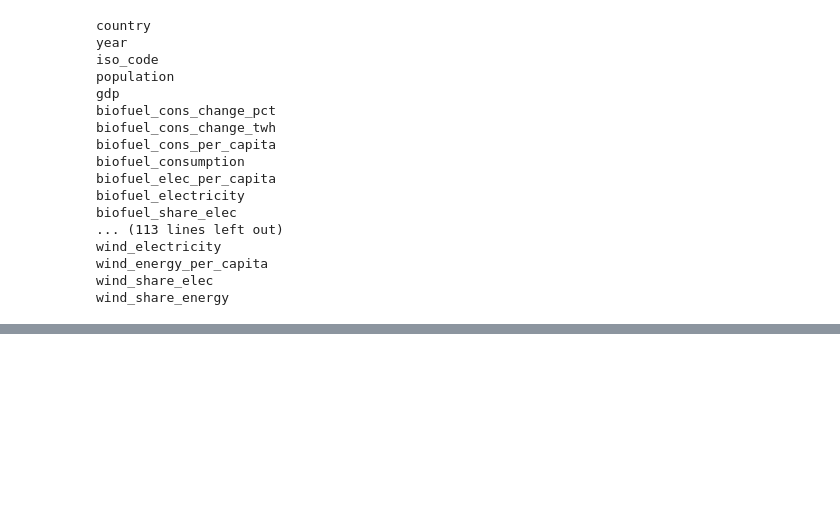
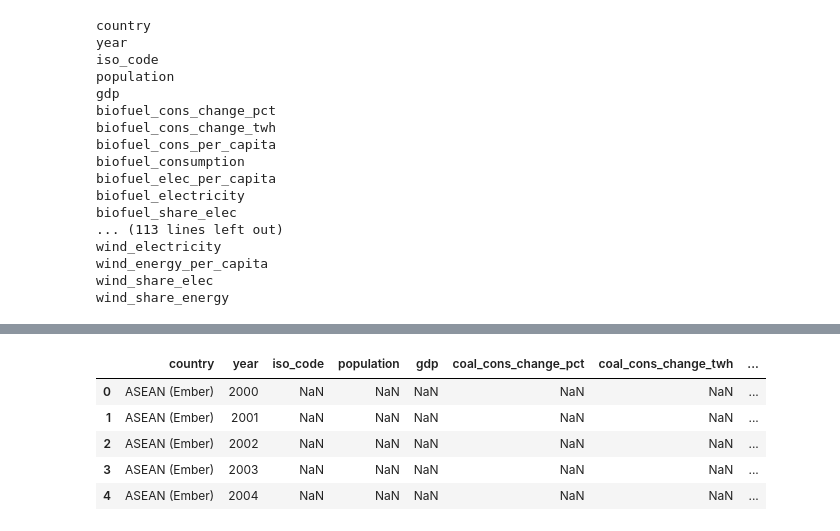
Before and after one commit to CSHepworth/Portfolio, a Jupyter notebook: Data_Analytics/World_Energy_Consumption/world_energy_consumption.ipynb, the cells around one changed output, grey strips where cells are left out. Cells and saved outputs as stored; diff of their text form; code cells hidden in the pictures; blank space fills up the shorter version.

```diff
--- a/Data_Analytics/World_Energy_Consumption/world_energy_consumption.ipynb
+++ b/Data_Analytics/World_Energy_Consumption/world_energy_consumption.ipynb
@@ -58,0 +126,29 @@ NameError: name 'country' is not defined
+# %%
+coal_data = WEC_Dataframe[[
+    "country",
+    "year",
+    "iso_code",
+    "population",
+    "gdp",
+    "coal_cons_change_pct",
+    "coal_cons_change_twh",
+    "coal_cons_per_capita",
+    "coal_consumption",
+    "coal_elec_per_capita",
+    "coal_electricity",
+    "coal_prod_change_pct",
+    "coal_prod_change_twh",
+    "coal_prod_per_capita",
+    "coal_production",
+    "coal_share_elec",
+    "coal_share_energy",
+]].copy()
+
+coal_data.head()
+# %% [output]
+|  | country | year | iso_code | population | gdp | coal_cons_change_pct | coal_cons_change_twh | ... |
+| 0 | ASEAN (Ember) | 2000 | NaN | NaN | NaN | NaN | NaN | ... |
+| 1 | ASEAN (Ember) | 2001 | NaN | NaN | NaN | NaN | NaN | ... |
+| 2 | ASEAN (Ember) | 2002 | NaN | NaN | NaN | NaN | NaN | ... |
+| 3 | ASEAN (Ember) | 2003 | NaN | NaN | NaN | NaN | NaN | ... |
+| 4 | ASEAN (Ember) | 2004 | NaN | NaN | NaN | NaN | NaN | ... |
```
Also changed, not shown: parts of 6 cells of this notebook, 1 other file.
